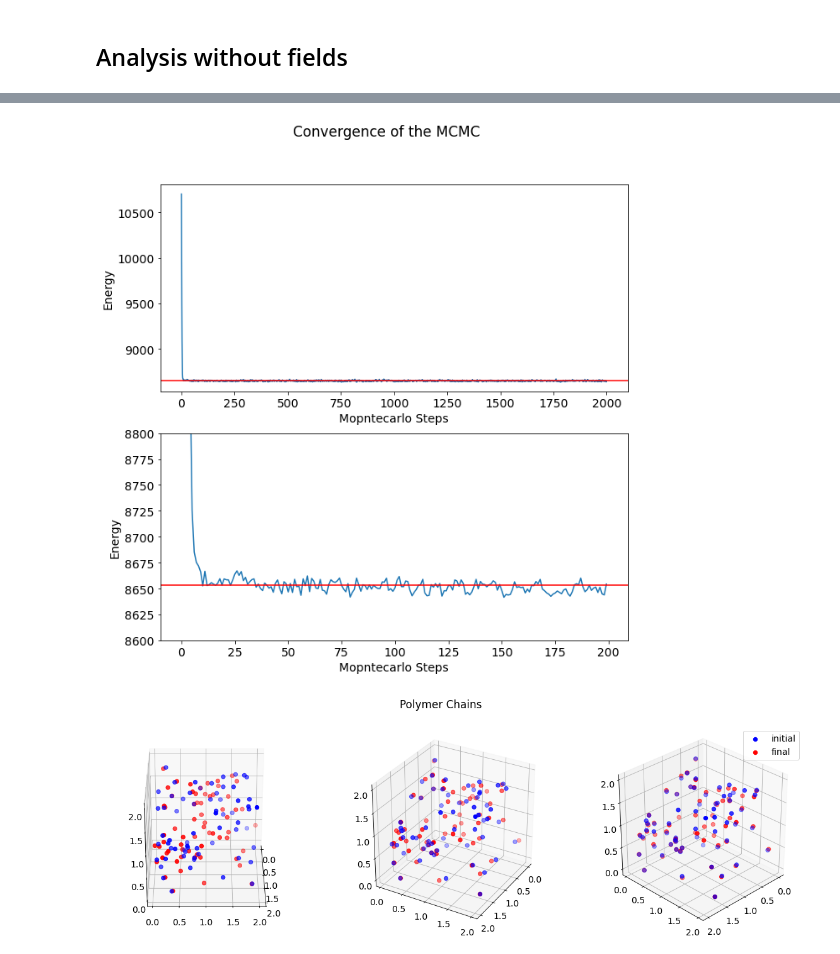
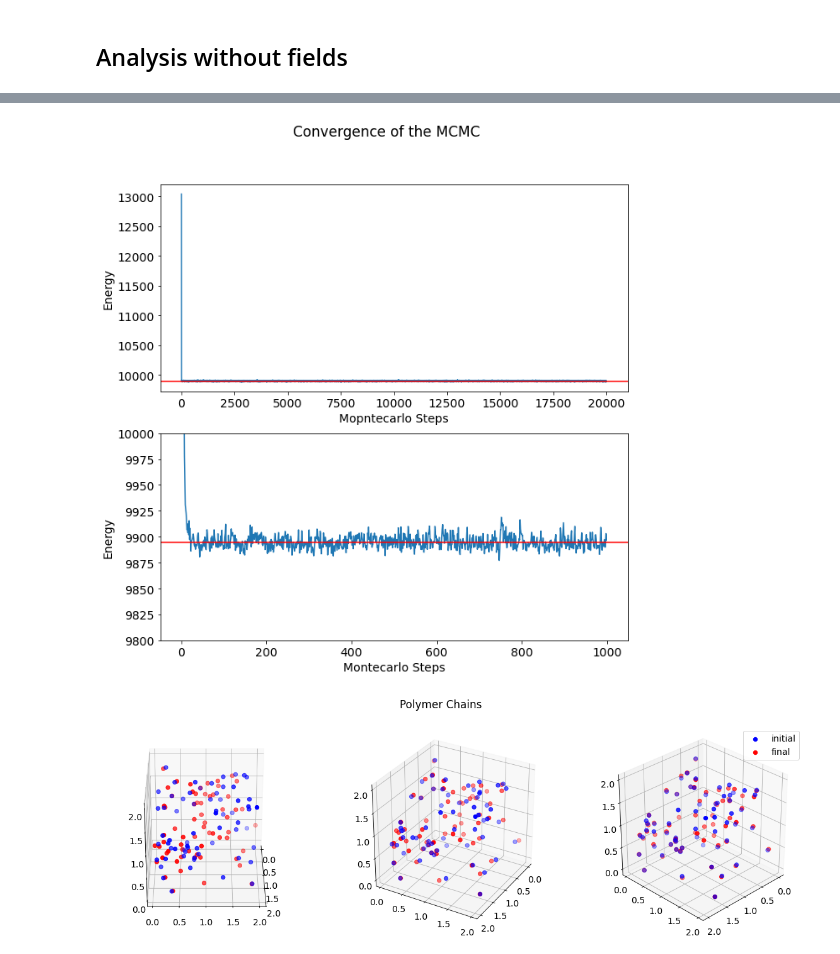
Before and after one commit to Ssalazar12/Physics, a Jupyter notebook: Self-Consistent Field Theory/montecarlo_analysis.ipynb, the cells around one changed output, grey strips where cells are left out. Drawn from its saved outputs; the diff is of its cells as text; code cells hidden in the pictures.

```diff
--- a/Self-Consistent Field Theory/montecarlo_analysis.ipynb
+++ b/Self-Consistent Field Theory/montecarlo_analysis.ipynb
@@ -64,7 +64,7 @@ def clean_polymers(coord_polymer):
 # %% [markdown]
 ## Analysis without fields
 # %%
-id_string = 'no_fields'
+id_string = 'longer_no_fields'
 # %%
 
 acceptance_ratios = np.loadtxt(id_string+'/acceptance_ratio.csv', delimiter=',')
@@ -92,24 +92,24 @@ plt.savefig('acceptance_ratios.png')
 # %%
 
 fig = plt.figure(figsize=(10,10))
 plt.suptitle('Convergence of the MCMC')
 plt.tight_layout()
 plt.subplot(2,1,1)
 plt.plot(u_list)
 plt.axhline(np.mean(u_list), color ='r')
 plt.xlabel('Mopntecarlo Steps')
 plt.ylabel('Energy')
 
 
 plt.subplot(2,1,2)
-plt.plot(u_list[:200])
+plt.plot(u_list[:1000])
 plt.axhline(np.mean(u_list), color ='r')
-plt.ylim(8600,8800)
-plt.xlabel('Mopntecarlo Steps')
+plt.ylim(9800,10000)
+plt.xlabel('Montecarlo Steps')
 plt.ylabel('Energy')
 plt.savefig('energy_convergence.png')
 # %% [output]
-[figure, old version]
+[figure, new version]
 # %%
 fig = plt.figure(figsize=(20,6))
 plt.suptitle('Polymer Chains')
```
Also changed, not shown: parts of 13 cells of this notebook, 4 other files.
